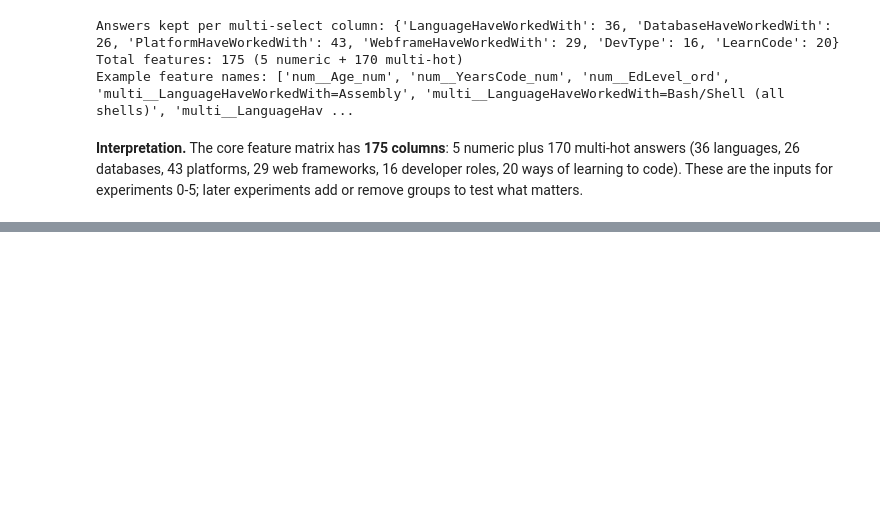
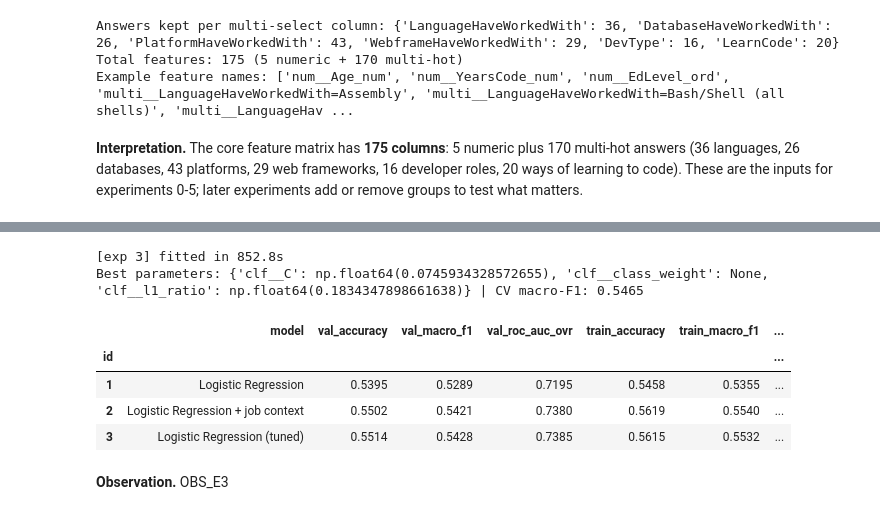
Before and after one commit to dusengepeggy/kodi-pay-summative, a Jupyter notebook: notebooks/01_main_analysis.ipynb, the cells around one changed output, grey strips where cells are left out. Drawn from its saved outputs; the diff is of its cells as text; code cells hidden in the pictures; blank space fills up the shorter version.

```diff
--- a/notebooks/01_main_analysis.ipynb
+++ b/notebooks/01_main_analysis.ipynb
@@ -342,0 +399,7 @@ Example feature names: ['num__Age_num', 'num__YearsCode_num', 'num__EdLevel_ord'
+# %%
+dummy = tracker.run(0, "Majority class",
+    Pipeline([("pre", build_preprocessor()),
+              ("clf", DummyClassifier(strategy="most_frequent"))]),
+    settings={"features": "core", "strategy": "most_frequent"},
+    note="chance reference")
+show(0)
@@ -342,0 +419,8 @@ Example feature names: ['num__Age_num', 'num__YearsCode_num', 'num__EdLevel_ord'
+# %%
+logreg = tracker.run(1, "Logistic Regression",
+    Pipeline([("pre", build_preprocessor()),
+              ("clf", LogisticRegression(max_iter=2000, random_state=SEED))]),
+    settings={"features": "core", "C": 1.0},
+    note="interpretable benchmark")
+display(show(0, 1))
+print("Accuracy by year:\n", accuracy_by_group(logreg, val, y_val, val["Year"]))
@@ -342,0 +446,9 @@ Example feature names: ['num__Age_num', 'num__YearsCode_num', 'num__EdLevel_ord'
+# %%
+logreg_ctx = tracker.run(2, "Logistic Regression + job context",
+    Pipeline([("pre", build_preprocessor(use_job_context=True)),
+              ("clf", LogisticRegression(max_iter=2000, random_state=SEED))]),
+    settings={"features": "core + job context", "C": 1.0},
+    note="does employer info add signal?")
+display(show(1, 2))
+pd.DataFrame({"exp1": accuracy_by_group(logreg, val, y_val, val["Year"]),
+              "exp2": accuracy_by_group(logreg_ctx, val, y_val, val["Year"])})
@@ -342,0 +473,25 @@ Example feature names: ['num__Age_num', 'num__YearsCode_num', 'num__EdLevel_ord'
+# %%
+best_lr_ctx = show(1, 2)["val_macro_f1"].idxmax() == "2"
+lr_search = search(
+    Pipeline([("pre", build_preprocessor(use_job_context=best_lr_ctx)),
+              ("clf", LogisticRegression(solver="saga", max_iter=3000, random_state=SEED))]),
+    {"clf__C": loguniform(1e-3, 1e2), "clf__l1_ratio": uniform(0, 1),
+     "clf__class_weight": [None, "balanced"]},
+    n_iter=20)
+lr_tuned = tracker.run(3, "Logistic Regression (tuned)", lr_search,
+    settings={"features": "core + job context" if best_lr_ctx else "core",
+              "search": "C~logU(1e-3,1e2), l1_ratio~U(0,1), class_weight",
+              "n_iter": 20, "cv": "stratified 5-fold"},
+    note="is the limit regularisation?")
+print("Best parameters:", lr_tuned.best_params_, "| CV macro-F1:", round(lr_tuned.best_score_, 4))
+show(1, 2, 3)
+# %% [output]
+[exp 3] fitted in 852.8s
+Best parameters: {'clf__C': np.float64(0.0745934328572655), 'clf__class_weight': None, 'clf__l1_ratio': np.float64(0.1834347898661638)} | CV macro-F1: 0.5465
+|  | model | val_accuracy | val_macro_f1 | val_roc_auc_ovr | train_accuracy | train_macro_f1 | ... |
+| id |  |  |  |  |  |  | ... |
+| 1 | Logistic Regression | 0.5395 | 0.5289 | 0.7195 | 0.5458 | 0.5355 | ... |
+| 2 | Logistic Regression + job context | 0.5502 | 0.5421 | 0.7380 | 0.5619 | 0.5540 | ... |
+| 3 | Logistic Regression (tuned) | 0.5514 | 0.5428 | 0.7385 | 0.5615 | 0.5532 | ... |
+# %% [markdown]
+**Observation.** OBS_E3
```
Also changed, not shown: parts of 31 cells of this notebook, 17 other files.
